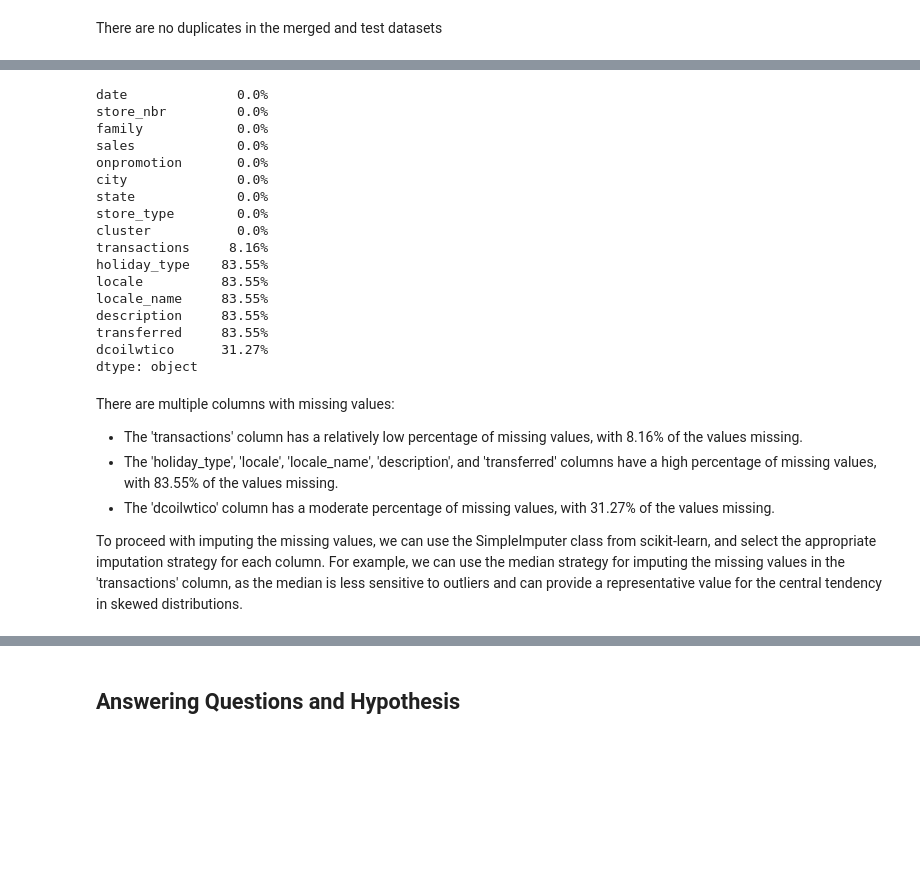
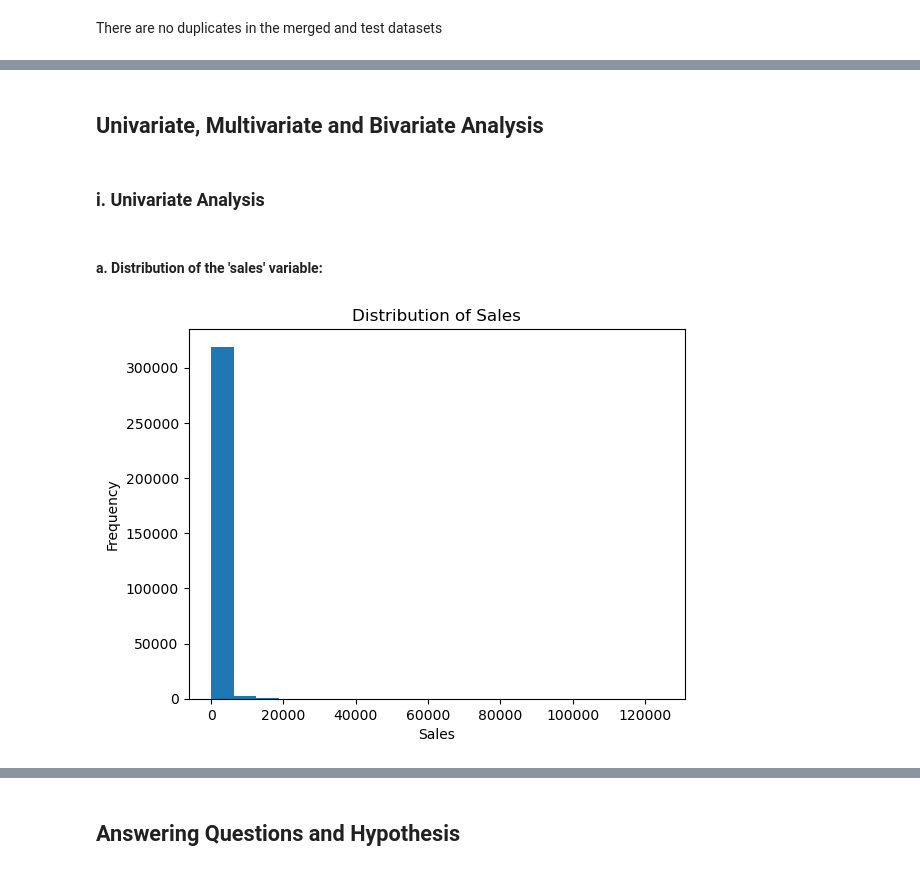
Before and after one commit to rasmodev/Time-Series-Forecasting---ML-Regression-Project, a Jupyter notebook: Regression_Time_Series.ipynb, the cells around one changed output, grey strips where cells are left out. Drawn from its saved outputs; the diff is of its cells as text; code cells hidden in the pictures; blank space fills up the shorter version.

```diff
--- a/Regression_Time_Series.ipynb
+++ b/Regression_Time_Series.ipynb
@@ -538,29 +658,15 @@ Some columns in the merged dataset have several missing values. However, the tes
-# %%
-# Calculate the percentage of missing values in the merged dataset
-percentage_missing = (merged_df.isnull().sum() / merged_df.shape[0]) * 100
-percentage_missing.round(2).astype(str) + "%"
-# %% [output]
-date              0.0%
-store_nbr         0.0%
-family            0.0%
-sales             0.0%
-onpromotion       0.0%
-city              0.0%
-state             0.0%
-store_type        0.0%
-cluster           0.0%
-transactions     8.16%
-holiday_type    83.55%
-locale          83.55%
-locale_name     83.55%
-description     83.55%
-transferred     83.55%
-dcoilwtico      31.27%
-dtype: object
-# %% [markdown]
-There are multiple columns with missing values:
-- The 'transactions' column has a relatively low percentage of missing values, with 8.16% of the values missing.
-- The 'holiday_type', 'locale', 'locale_name', 'description', and 'transferred' columns have a high percentage of missing values, with 83.55% of the values missing.
-- The 'dcoilwtico' column has a moderate percentage of missing values, with 31.27% of the values missing.
-
-To proceed with imputing the missing values, we can use the SimpleImputer class from scikit-learn, and select the appropriate imputation strategy for each column. For example, we can use the median strategy for imputing the missing values in the 'transactions' column, as the median is less sensitive to outliers and can provide a representative value for the central tendency in skewed distributions.
+# %% [markdown]
+## Univariate, Multivariate and Bivariate Analysis
+# %% [markdown]
+### i. Univariate Analysis
+# %% [markdown]
+#### a. Distribution of the 'sales' variable:
+# %%
+# Histogram
+plt.hist(merged_df['sales'], bins=20)
+plt.xlabel('Sales')
+plt.ylabel('Frequency')
+plt.title('Distribution of Sales')
+plt.show()
+# %% [output]
+[figure, added]
```
Also changed, not shown: parts of 77 cells of this notebook.
